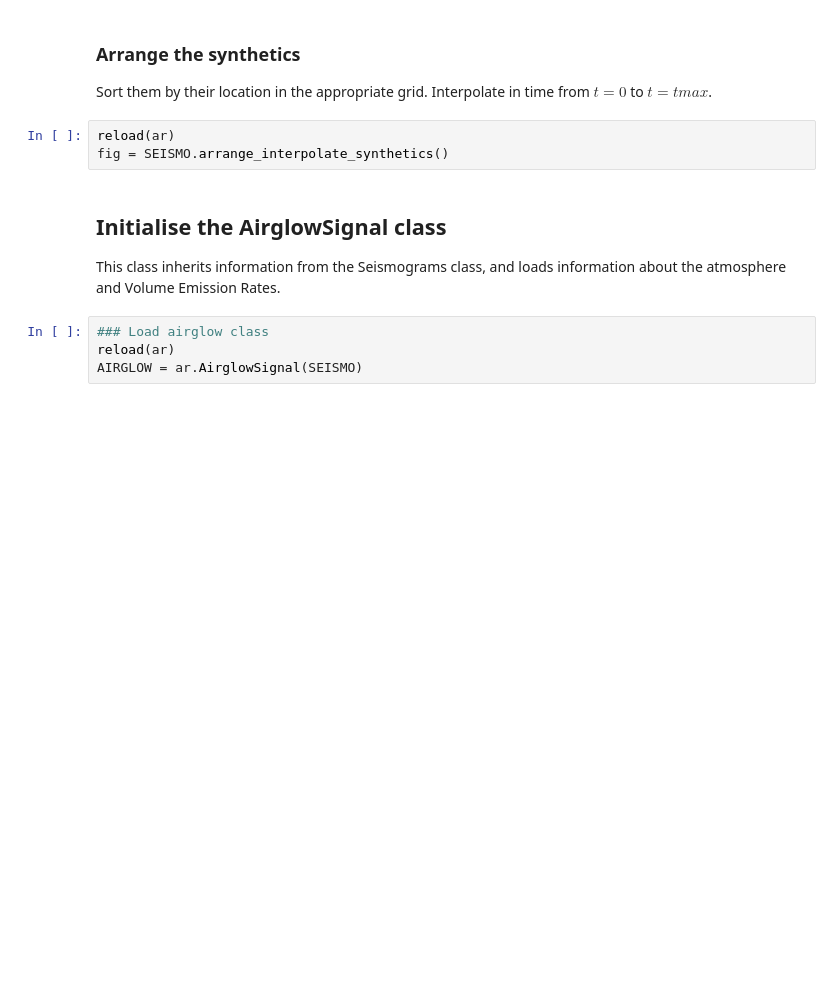
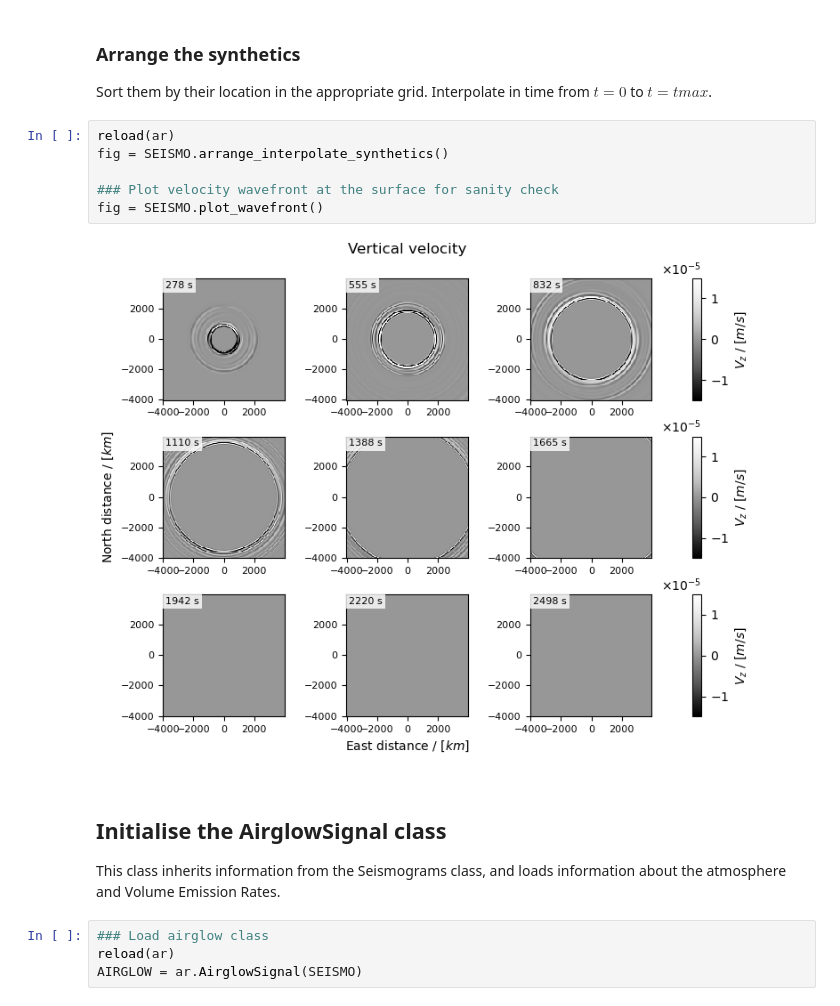
Before and after one commit to QuentinBrissaud/airglow_model, a Jupyter notebook: Test_method.ipynb, the cells around one changed output. Saved outputs shown, nothing was run; the diff lists cells and outputs as text; blank space fills up the shorter version.

```diff
--- a/Test_method.ipynb
+++ b/Test_method.ipynb
@@ -72,6 +78,11 @@ Sort them by their location in the appropriate grid. Interpolate in time from $t
 # %%
 reload(ar)
 fig = SEISMO.arrange_interpolate_synthetics()
+
+### Plot velocity wavefront at the surface for sanity check
+fig = SEISMO.plot_wavefront()
+# %% [output]
+[figure, added]
 # %% [markdown]
 ## Initialise the AirglowSignal class
 This class inherits information from the Seismograms class, and loads information about the atmosphere and Volume Emission Rates.
```
Also changed, not shown: parts of 6 cells of this notebook, 2 other files.
